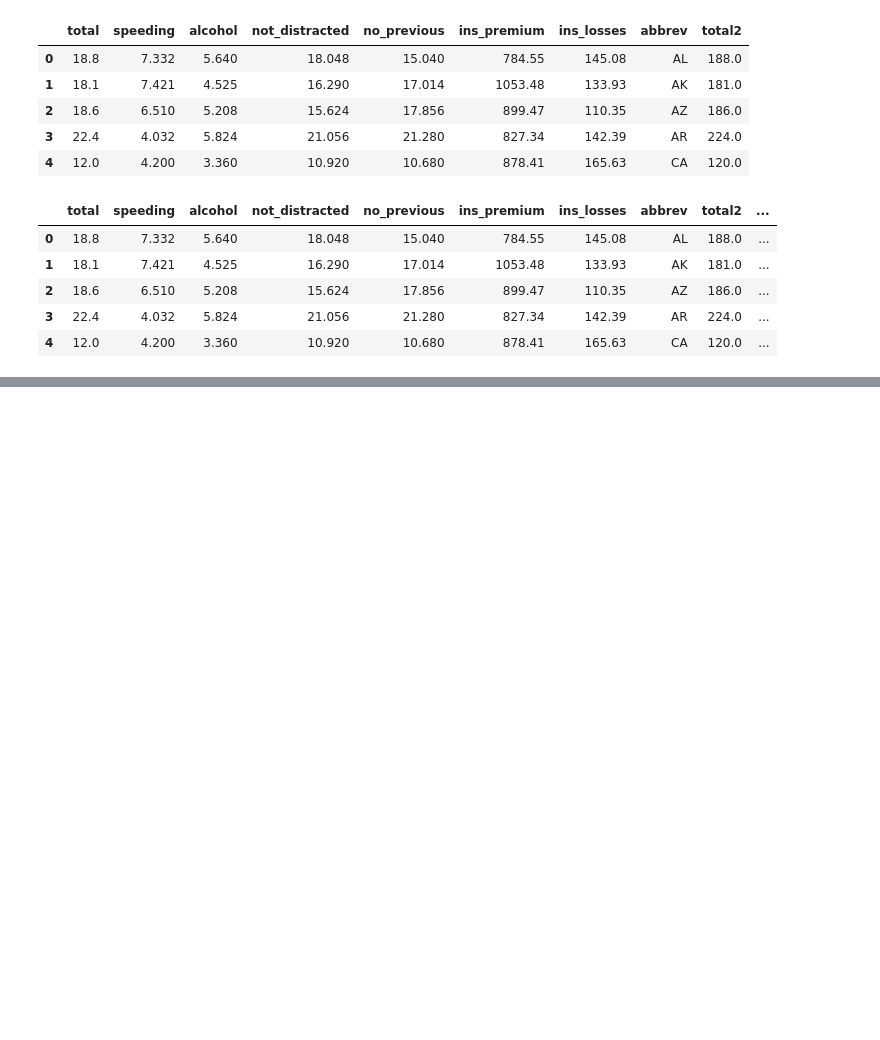
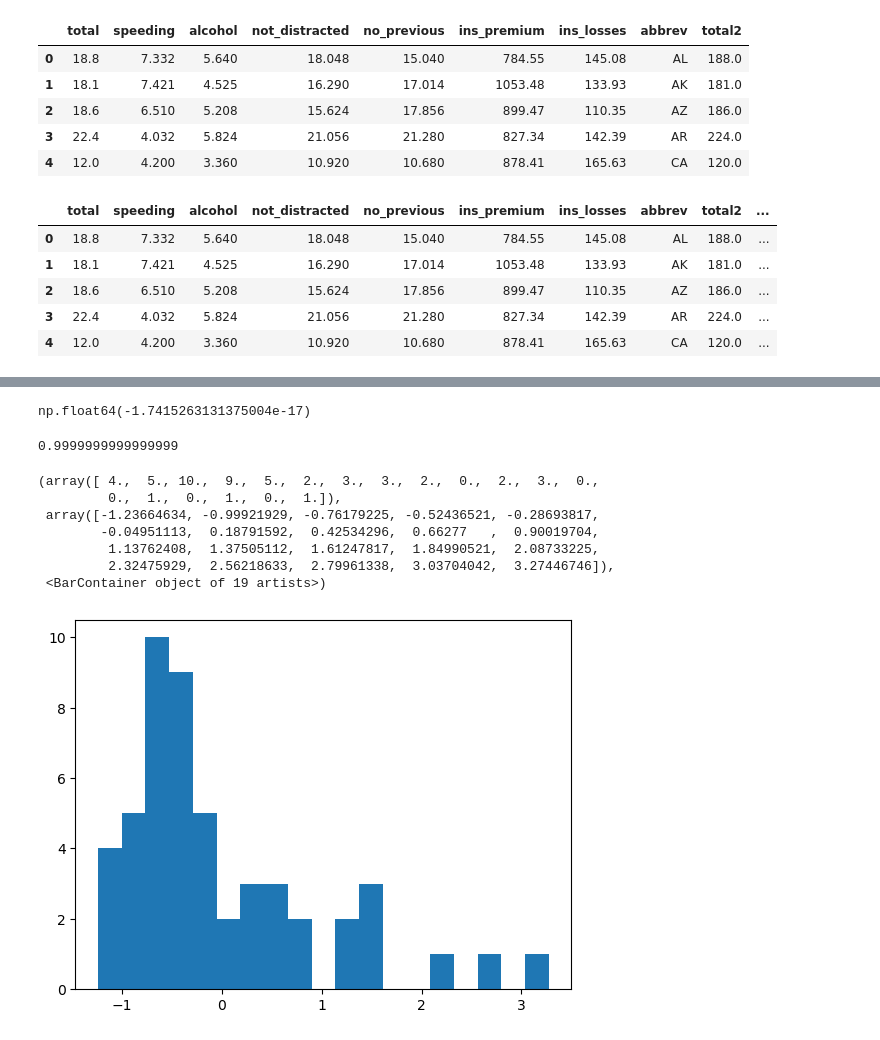
Before and after one commit to tri-ntropy/python.course.ds, a Jupyter notebook: Notas de la Clase/Bloque 7 - Lambda.ipynb, the cells around one changed output, grey strips where cells are left out. Cells and saved outputs as stored; diff of their text form; code cells hidden in the pictures; blank space fills up the shorter version.

```diff
--- a/Notas de la Clase/Bloque 7 - Lambda.ipynb
+++ b/Notas de la Clase/Bloque 7 - Lambda.ipynb
@@ -144,3 +152,10 @@ df.describe()
 | 50% | 15.600000 | 4.608000 | 4.554000 | 13.857000 | 13.775000 | 858.970000 | 136.050000 | 156.000000 | 1560.000000 | ... |
 | 75% | 18.500000 | 6.439000 | 5.604000 | 16.140000 | 16.755000 | 1007.945000 | 151.870000 | 185.000000 | 1850.000000 | ... |
 | max | 23.900000 | 9.450000 | 10.038000 | 23.661000 | 21.280000 | 1301.520000 | 194.780000 | 239.000000 | 2390.000000 | ... |
+# %%
+mu = df["score_spal"].mean()
+sigma_cuadro = df["score_spal"].std()
+
+df["score_spal"] = df["score_spal"].apply(
+    lambda x : (x - mu) /  sigma_cuadro
+    )
@@ -146,0 +182,19 @@ df.describe()
+# %%
+df["score_spal"].mean()
+# %% [output]
+np.float64(-1.7415263131375004e-17)
+# %%
+df["score_spal"].std()
+# %% [output]
+0.9999999999999999
+# %%
+plt.hist(df["score_spal"], bins = 19)
+# %% [output]
+(array([ 4.,  5., 10.,  9.,  5.,  2.,  3.,  3.,  2.,  0.,  2.,  3.,  0.,
+         0.,  1.,  0.,  1.,  0.,  1.]),
+ array([-1.23664634, -0.99921929, -0.76179225, -0.52436521, -0.28693817,
+        -0.04951113,  0.18791592,  0.42534296,  0.66277   ,  0.90019704,
+         1.13762408,  1.37505112,  1.61247817,  1.84990521,  2.08733225,
+         2.32475929,  2.56218633,  2.79961338,  3.03704042,  3.27446746]),
+ <BarContainer object of 19 artists>)
+[figure, added]
```
Also changed, not shown: parts of 5 cells of this notebook, 1 other file.
